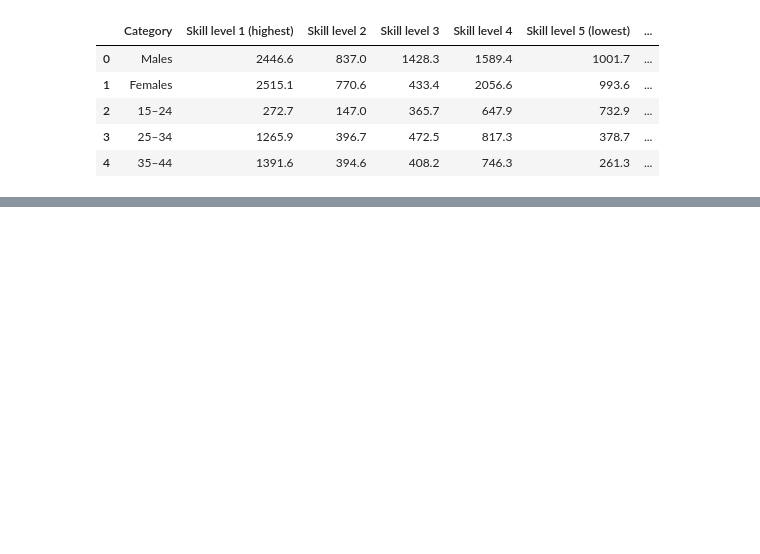
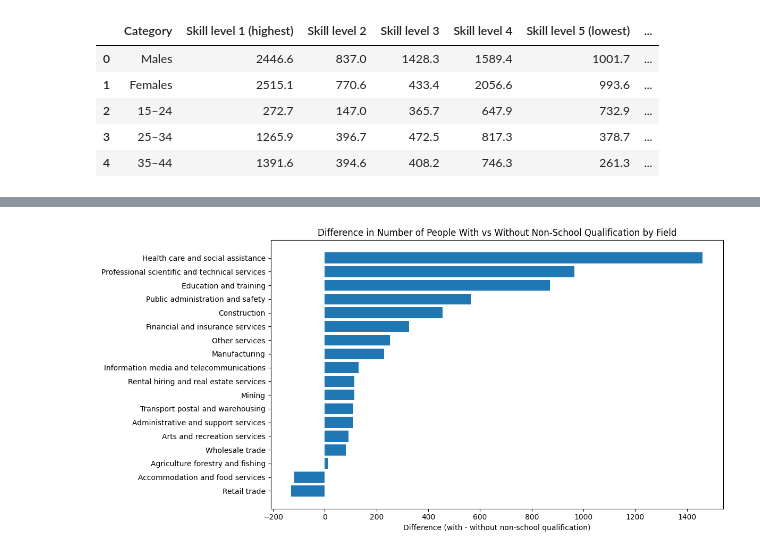
Before and after one commit to Mcflurrins/ByteFest-hackathon, a Jupyter notebook: EDA_1.ipynb, the cells around one changed output, grey strips where cells are left out. Drawn from its saved outputs; the diff is of its cells as text; code cells hidden in the pictures; blank space fills up the shorter version.

```diff
--- a/EDA_1.ipynb
+++ b/EDA_1.ipynb
@@ -68,0 +66,17 @@ df_combined
+# %%
+df_combined['Diff with/without qualification'] = df_combined['Total with non-school qualification(a)'] - df_combined['Without non-school qualification']
+
+import matplotlib.pyplot as plt
+
+fields_df_no_total = fields_df[fields_df['Category'].astype(str).str.lower().str.strip() != 'total']
+
+fields_df_no_total = fields_df_no_total.sort_values('Diff with/without qualification', ascending=False)
+plt.figure(figsize=(12, 6))
+plt.barh(fields_df_no_total['Category'], fields_df_no_total['Diff with/without qualification'])
+plt.xlabel('Difference (with - without non-school qualification)')
+plt.title('Difference in Number of People With vs Without Non-School Qualification by Field')
+plt.gca().invert_yaxis()
+plt.tight_layout()
+plt.show()
+# %% [output]
+[figure, added]
```
Also changed, not shown: parts of 5 cells of this notebook, 2 other files.
